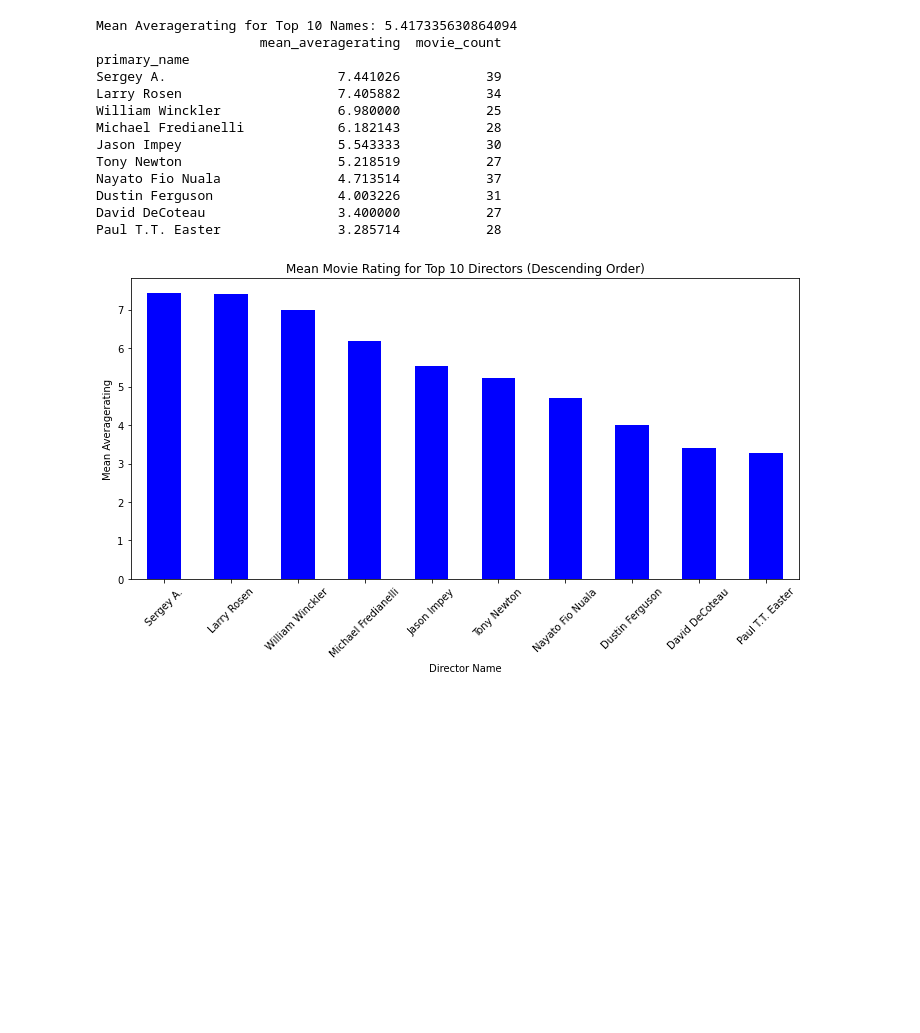
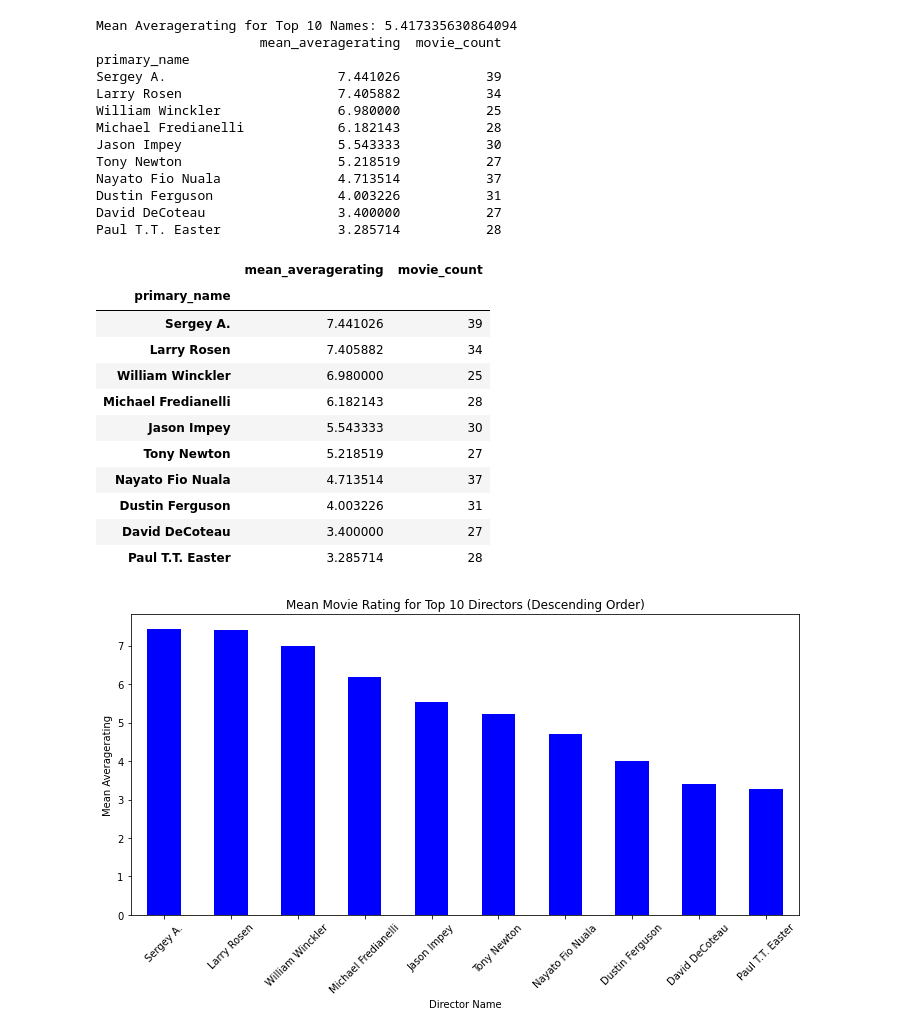
Before and after one commit to ZeejahWaseem/Capstone_Project, a Jupyter notebook: Notebooks/Hannah_Folder/Hannah.ipynb, the cells around one changed output. Drawn from its saved outputs; the diff is of its cells as text; code cells hidden in the pictures; blank space fills up the shorter version.

Commit message:
new table

```diff
--- a/Notebooks/Hannah_Folder/Hannah.ipynb
+++ b/Notebooks/Hannah_Folder/Hannah.ipynb
@@ -236,6 +291,21 @@ Nayato Fio Nuala               4.713514           37
 Dustin Ferguson                4.003226           31
 David DeCoteau                 3.400000           27
 Paul T.T. Easter               3.285714           28
+# %%
+df3
+# %% [output]
+|  | mean_averagerating | movie_count |
+| primary_name |  |  |
+| Sergey A. | 7.441026 | 39 |
+| Larry Rosen | 7.405882 | 34 |
+| William Winckler | 6.980000 | 25 |
+| Michael Fredianelli | 6.182143 | 28 |
+| Jason Impey | 5.543333 | 30 |
+| Tony Newton | 5.218519 | 27 |
+| Nayato Fio Nuala | 4.713514 | 37 |
+| Dustin Ferguson | 4.003226 | 31 |
+| David DeCoteau | 3.400000 | 27 |
+| Paul T.T. Easter | 3.285714 | 28 |
 # %%
 top_10_names_sorted = top_10_names.sort_values(by='mean_averagerating', ascending=False)
 
```
Also changed, not shown: parts of 10 cells of this notebook.
